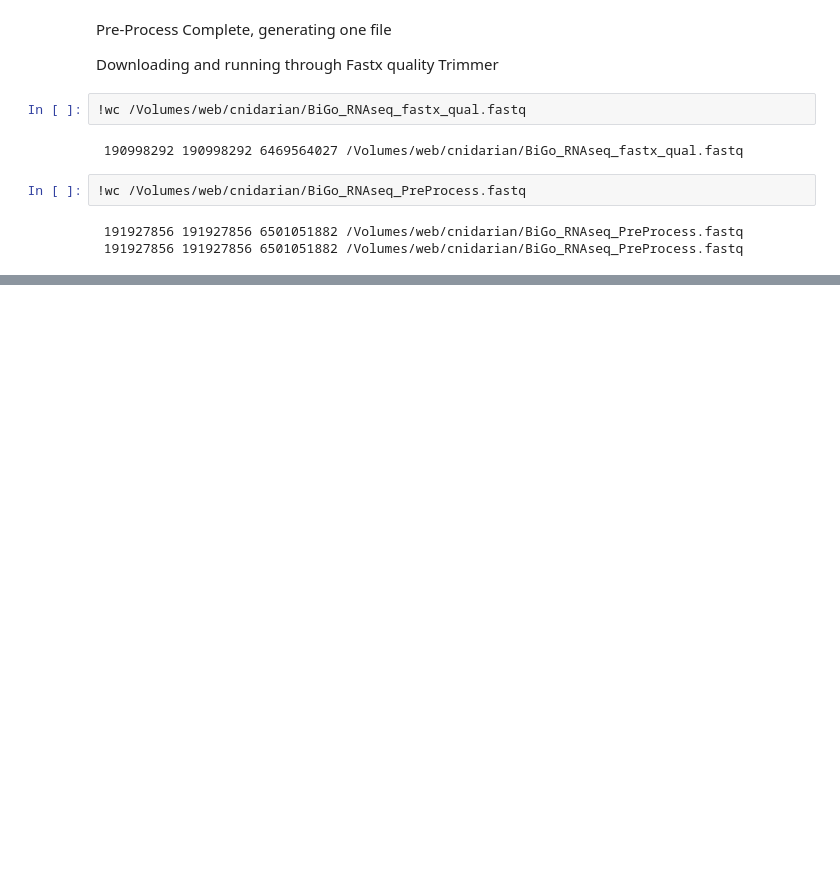
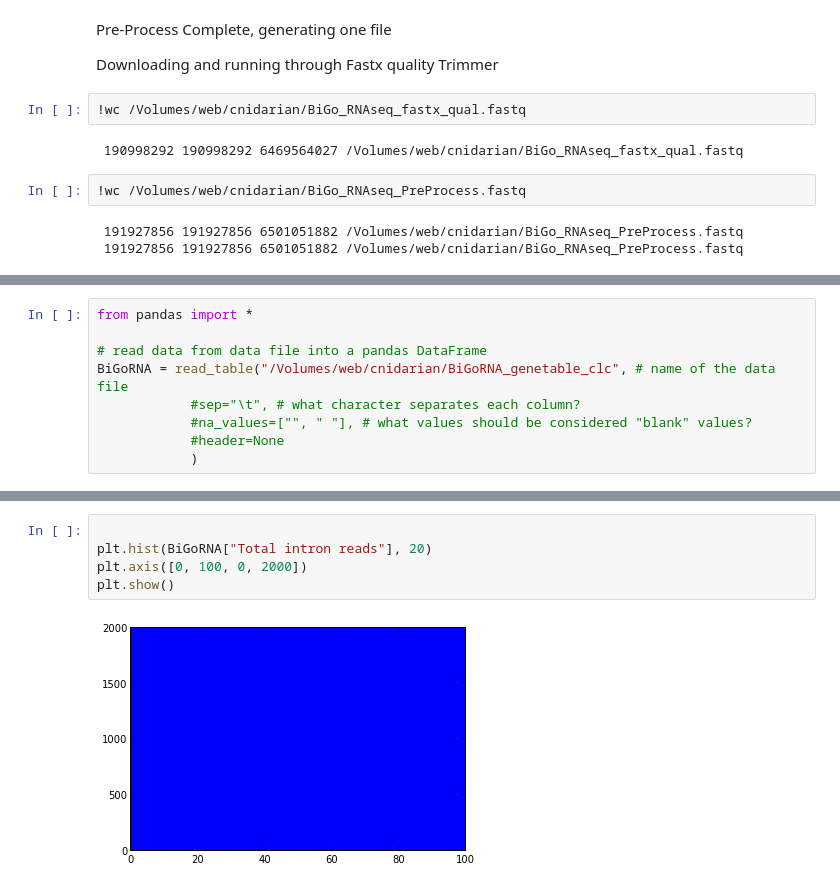
Before and after one commit to sr320/ipython_nb, a Jupyter notebook: BiGo_RNAseq.ipynb, the cells around one changed output, grey strips where cells are left out. Saved outputs shown, nothing was run; the diff lists cells and outputs as text; blank space fills up the shorter version.

```diff
--- a/BiGo_RNAseq.ipynb
+++ b/BiGo_RNAseq.ipynb
@@ -617,0 +672,9 @@ Downloading and running through Fastx quality Trimmer
+# %%
+from pandas import *
+
+# read data from data file into a pandas DataFrame
+BiGoRNA = read_table("/Volumes/web/cnidarian/BiGoRNA_genetable_clc", # name of the data file
+            #sep="\t", # what character separates each column?
+            #na_values=["", " "], # what values should be considered "blank" values?
+            #header=None
+            )
@@ -617,0 +708,7 @@ Downloading and running through Fastx quality Trimmer
+# %%
+
+plt.hist(BiGoRNA["Total intron reads"], 20)
+plt.axis([0, 100, 0, 2000])
+plt.show()
+# %% [output]
+[figure, added]
```
Also changed, not shown: parts of 21 cells of this notebook, 3 other files.
